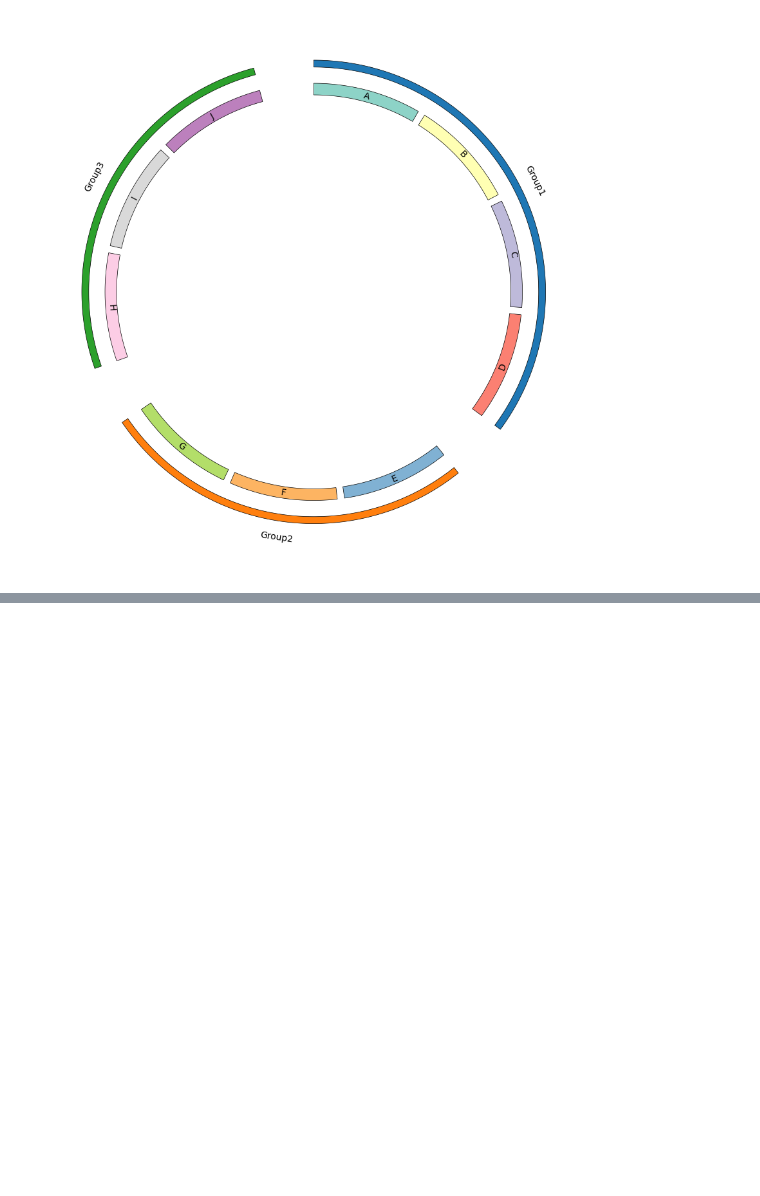
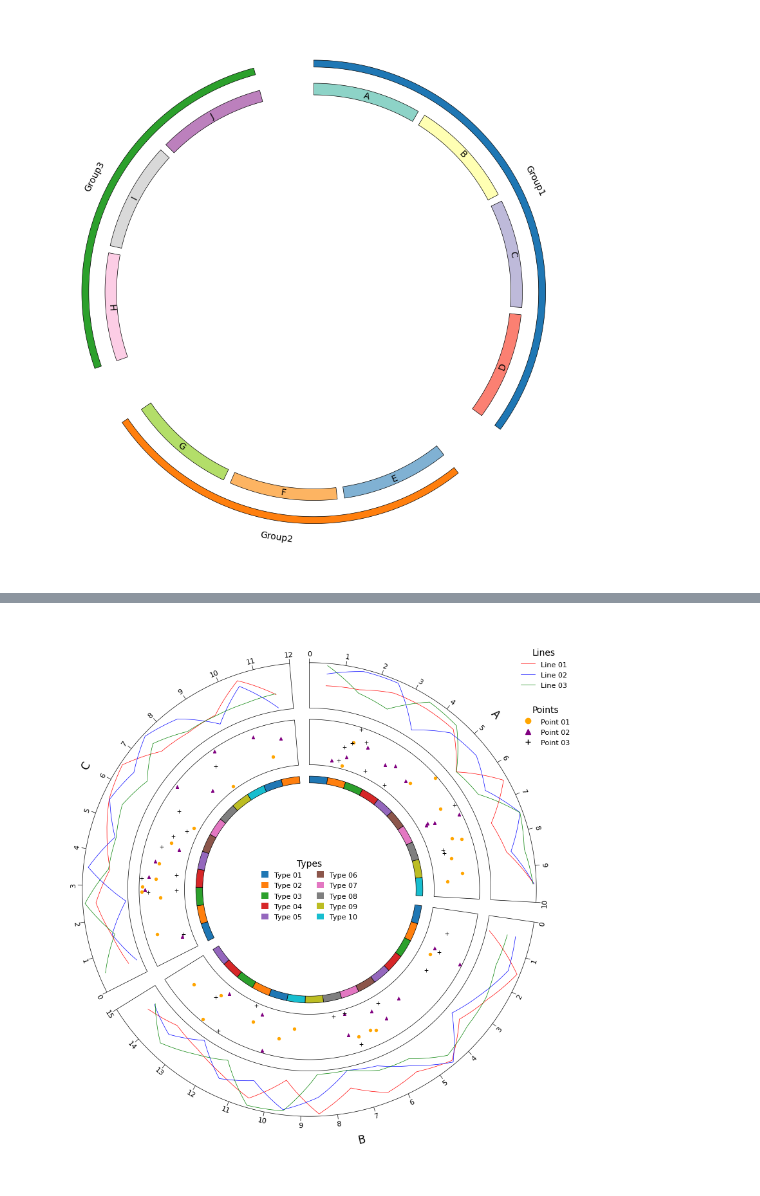
Before and after one commit to moshi4/pyCirclize, a Jupyter notebook: docs/plot_tips.ipynb, the cells around one changed output, grey strips where cells are left out. Drawn from its saved outputs; the diff is of its cells as text; code cells hidden in the pictures; blank space fills up the shorter version.

```diff
--- a/docs/plot_tips.ipynb
+++ b/docs/plot_tips.ipynb
@@ -101,0 +152,85 @@ fig = circos.plotfig()
+# %%
+from pycirclize import Circos
+from pycirclize.utils import ColorCycler
+from matplotlib.patches import Patch
+from matplotlib.lines import Line2D
+import numpy as np
+np.random.seed(0)
+
+line_colors = ("red", "blue", "green")
+scatter_colors = ("orange", "purple", "black")
+scatter_markers = ("o", "^", "+")
+cmap_name = "tab10"
+
+sectors = dict(A=10, B=15, C=12)
+circos = Circos(sectors, space=5)
+for sector in circos.sectors:
+    sector.text(sector.name, r=110, size=12)
+    # Plot line track
+    track1 = sector.add_track((80, 100), r_pad_ratio=0.1)
+    track1.axis()
+    track1.xticks_by_interval(interval=1)
+    for line_color in line_colors:
+        x = np.arange(sector.start, sector.end) + 0.5
+        y = np.random.randint(0, 100, len(x))
+        track1.line(x, y, color=line_color)
+    # Plot scatter track
+    track2 = sector.add_track((55, 75), r_pad_ratio=0.1)
+    track2.axis()
+    for color, marker in zip(scatter_colors, scatter_markers):
+        point_num = 10
+        x = np.random.rand(point_num) * (sector.end - 1) + 0.5
+        y = np.random.rand(point_num) * 10
+        track2.scatter(x, y, c=color, marker=marker, s=15)
+    # Plot rect track
+    track3 = sector.add_track((47, 50))
+    ColorCycler.set_cmap(cmap_name)
+    for idx in range(int(sector.start), int(sector.end)):
+        track3.rect(idx, idx + 1, color=ColorCycler(), ec="black", lw=0.5)
+
+fig = circos.plotfig()
+
+# Plot legend
+line_handles = [
+    Line2D([], [], color="red", label="Line 01"),
+    Line2D([], [], color="blue", label="Line 02"),
+    Line2D([], [], color="green", label="Line 03"),
+]
+line_legend = circos.ax.legend(
+    handles=line_handles,
+    bbox_to_anchor=(0.93, 1.02),
+    fontsize=8,
+    title="Lines",
+    handlelength=2,
+)
+circos.ax.add_artist(line_legend)
+
+scatter_handles = [
+    # Marker List: https://matplotlib.org/stable/api/markers_api.html
+    Line2D([], [], color="orange", marker="o", label="Point 01", ms=6, ls="None"),
+    Line2D([], [], color="purple", marker="^", label="Point 02", ms=6, ls="None"),
+    Line2D([], [], color="black", marker="+", label="Point 03", ms=6, ls="None"),
+]
+scatter_legend = circos.ax.legend(
+    handles=scatter_handles,
+    bbox_to_anchor=(0.93, 0.90),
+    fontsize=8,
+    title="Points",
+    handlelength=2,
+)
+circos.ax.add_artist(scatter_legend)
+
+rect_handles = []
+rect_colors = ColorCycler.get_color_list()
+for idx, color in enumerate(rect_colors, 1):
+    rect_handles.append(Patch(color=color, label=f"Type {idx:02d}"))
+_ = circos.ax.legend(
+    handles=rect_handles,
+    bbox_to_anchor=(0.5, 0.5),
+    loc="center",
+    fontsize=8,
+    title="Types",
+    ncol=2,
+)
+# %% [output]
+[figure, added]
```
Also changed, not shown: parts of 3 cells of this notebook, 1 other file.
